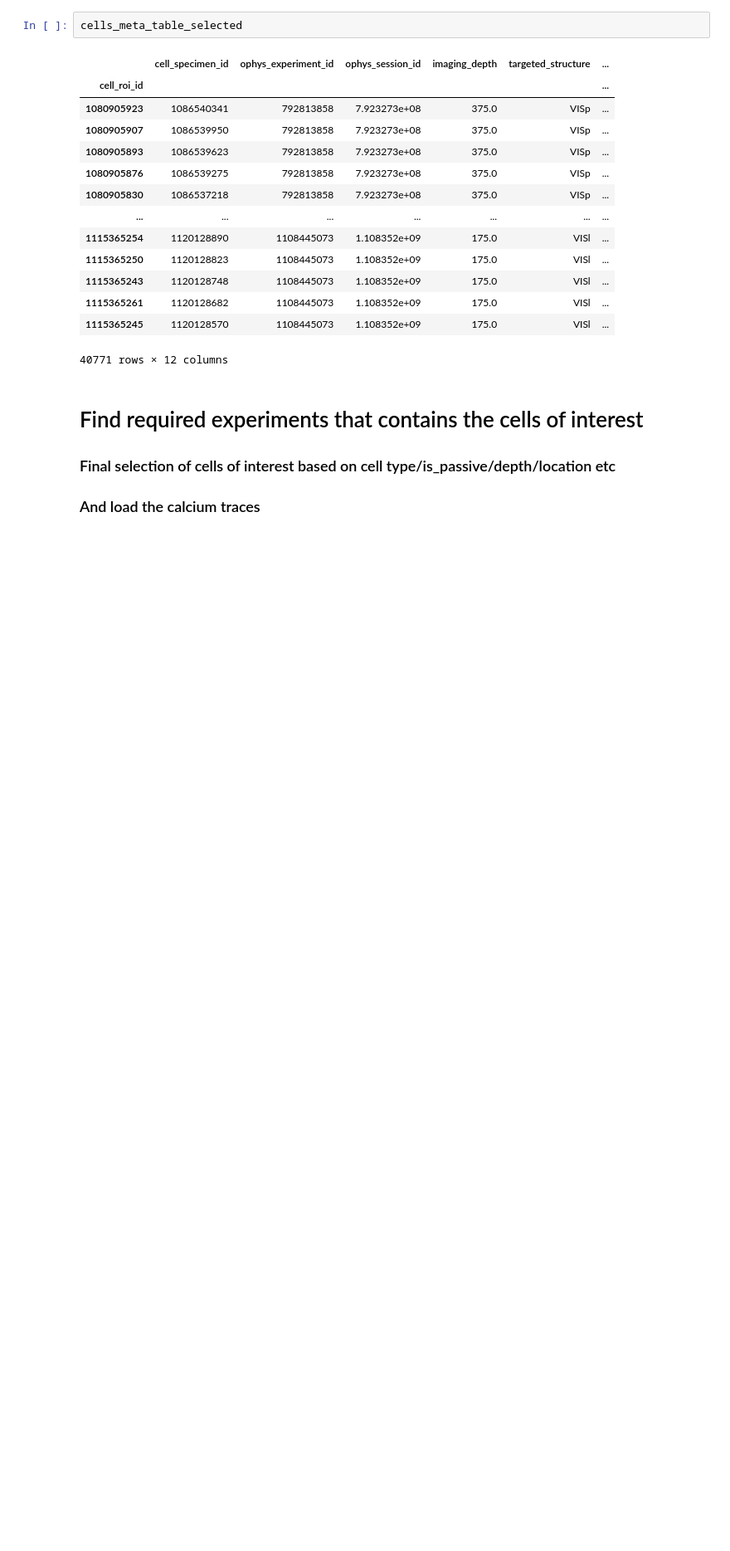
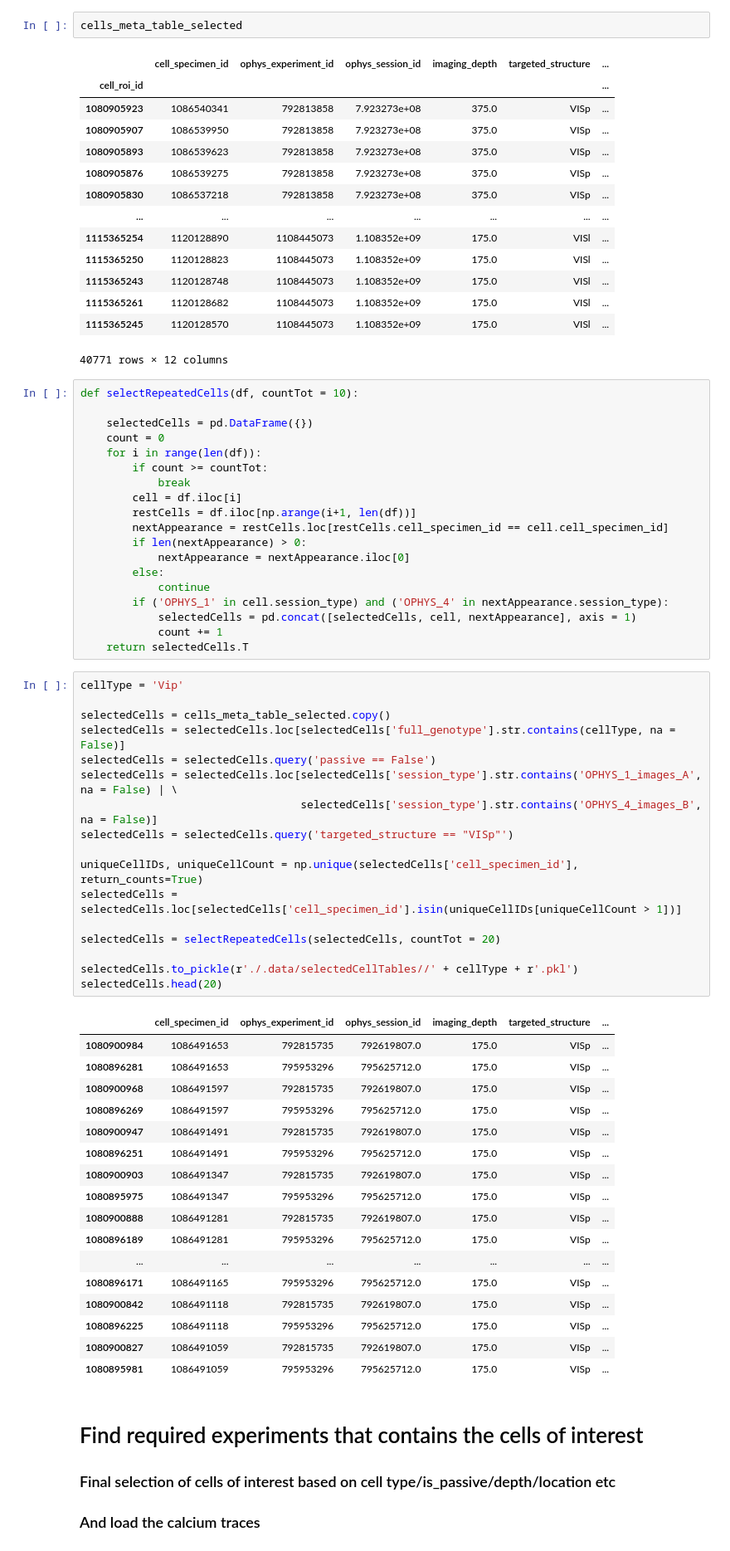
Before and after one commit to Yannan-Chen/allenVisualBehaviorOphys, a Jupyter notebook: loadRepetitiveCells.ipynb, the cells around one changed output. Shown at 83% size. Saved outputs shown, nothing was run; the diff lists cells and outputs as text; blank space fills up the shorter version.

```diff
--- a/loadRepetitiveCells.ipynb
+++ b/loadRepetitiveCells.ipynb
@@ -103,6 +111,60 @@ cells_meta_table_selected
 | 1115365261 | 1120128682 | 1108445073 | 1.108352e+09 | 175.0 | VISl | ... |
 | 1115365245 | 1120128570 | 1108445073 | 1.108352e+09 | 175.0 | VISl | ... |
 40771 rows × 12 columns
+# %%
+def selectRepeatedCells(df, countTot = 10):
+
+    selectedCells = pd.DataFrame({})
+    count = 0
+    for i in range(len(df)):
+        if count >= countTot:
+            break
+        cell = df.iloc[i]
+        restCells = df.iloc[np.arange(i+1, len(df))]
+        nextAppearance = restCells.loc[restCells.cell_specimen_id == cell.cell_specimen_id]
+        if len(nextAppearance) > 0:
+            nextAppearance = nextAppearance.iloc[0]
+        else:
+            continue
+        if ('OPHYS_1' in cell.session_type) and ('OPHYS_4' in nextAppearance.session_type):
+            selectedCells = pd.concat([selectedCells, cell, nextAppearance], axis = 1)
+            count += 1
+    return selectedCells.T
+# %%
+cellType = 'Vip'
+
+selectedCells = cells_meta_table_selected.copy()
+selectedCells = selectedCells.loc[selectedCells['full_genotype'].str.contains(cellType, na = False)]
+selectedCells = selectedCells.query('passive == False')
+selectedCells = selectedCells.loc[selectedCells['session_type'].str.contains('OPHYS_1_images_A', na = False) | \
+                                  selectedCells['session_type'].str.contains('OPHYS_4_images_B', na = False)]
+selectedCells = selectedCells.query('targeted_structure == "VISp"')
+
+uniqueCellIDs, uniqueCellCount = np.unique(selectedCells['cell_specimen_id'], return_counts=True)
+selectedCells = selectedCells.loc[selectedCells['cell_specimen_id'].isin(uniqueCellIDs[uniqueCellCount > 1])]
+
+selectedCells = selectRepeatedCells(selectedCells, countTot = 20)
+
+selectedCells.to_pickle(r'./.data/selectedCellTables//' + cellType + r'.pkl')
+selectedCells.head(20)
+# %% [output]
+|  | cell_specimen_id | ophys_experiment_id | ophys_session_id | imaging_depth | targeted_structure | ... |
+| 1080900984 | 1086491653 | 792815735 | 792619807.0 | 175.0 | VISp | ... |
+| 1080896281 | 1086491653 | 795953296 | 795625712.0 | 175.0 | VISp | ... |
+| 1080900968 | 1086491597 | 792815735 | 792619807.0 | 175.0 | VISp | ... |
+| 1080896269 | 1086491597 | 795953296 | 795625712.0 | 175.0 | VISp | ... |
+| 1080900947 | 1086491491 | 792815735 | 792619807.0 | 175.0 | VISp | ... |
+| 1080896251 | 1086491491 | 795953296 | 795625712.0 | 175.0 | VISp | ... |
+| 1080900903 | 1086491347 | 792815735 | 792619807.0 | 175.0 | VISp | ... |
+| 1080895975 | 1086491347 | 795953296 | 795625712.0 | 175.0 | VISp | ... |
+| 1080900888 | 1086491281 | 792815735 | 792619807.0 | 175.0 | VISp | ... |
+| 1080896189 | 1086491281 | 795953296 | 795625712.0 | 175.0 | VISp | ... |
+| ... | ... | ... | ... | ... | ... | ... |
+| 1080896171 | 1086491165 | 795953296 | 795625712.0 | 175.0 | VISp | ... |
+| 1080900842 | 1086491118 | 792815735 | 792619807.0 | 175.0 | VISp | ... |
+| 1080896225 | 1086491118 | 795953296 | 795625712.0 | 175.0 | VISp | ... |
+| 1080900827 | 1086491059 | 792815735 | 792619807.0 | 175.0 | VISp | ... |
+| 1080895981 | 1086491059 | 795953296 | 795625712.0 | 175.0 | VISp | ... |
 # %% [markdown]
 # Find required experiments that contains the cells of interest
 ### Final selection of cells of interest based on cell type/is_passive/depth/location etc
```
Also changed, not shown: parts of 1 cell of this notebook, 1 other file.
